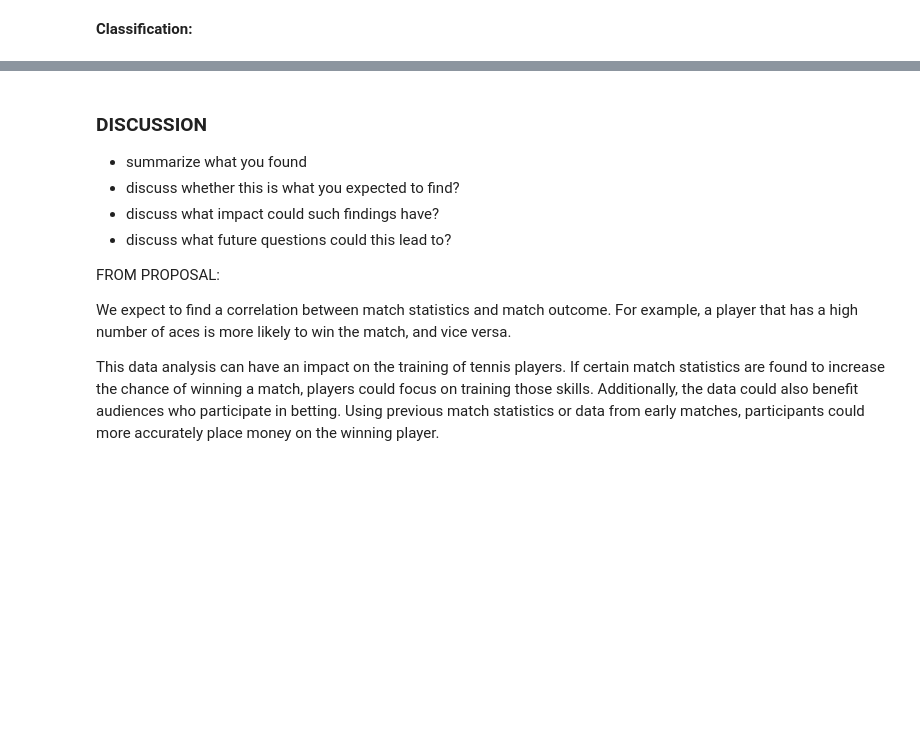
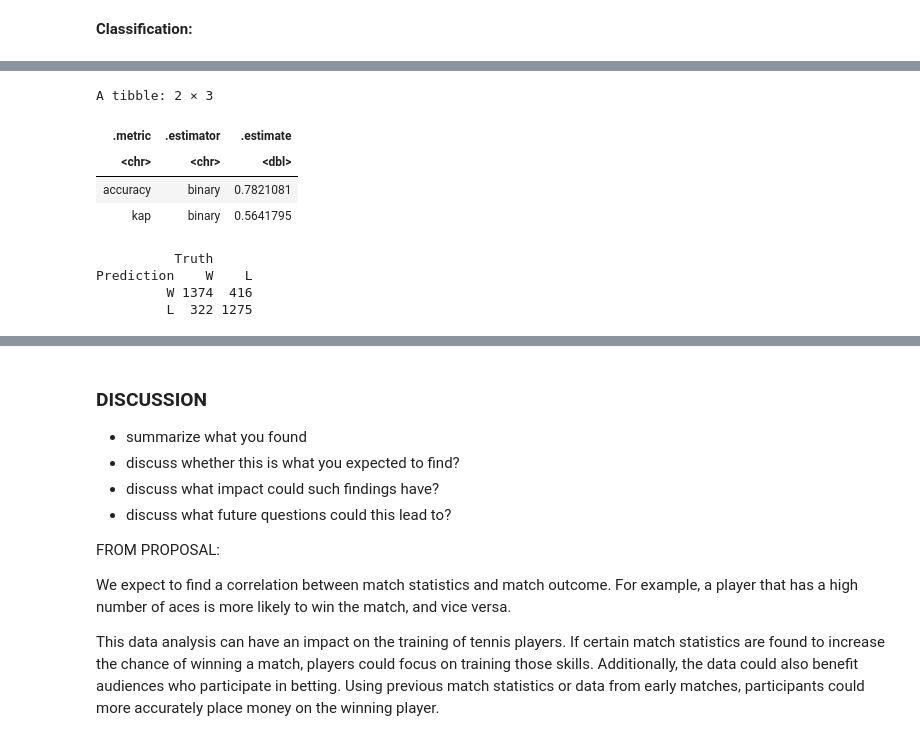
Before and after one commit to saucedo111/-Predicting-Tennis-Match-Outcomes, a Jupyter notebook: final_report.ipynb, the cells around one changed output, grey strips where cells are left out. Saved outputs shown, nothing was run; the diff lists cells and outputs as text; code cells hidden in the pictures; blank space fills up the shorter version.

```diff
--- a/final_report.ipynb
+++ b/final_report.ipynb
@@ -338,0 +551,26 @@ bpSaved_plot
+# %%
+# KNN classification predicting
+knn_spec <- nearest_neighbor(weight_func = "rectangular", neighbors = 300) %>%
+  set_engine("kknn") %>%
+  set_mode("classification")
+tennis_fit <- workflow() %>%
+  add_recipe(tennis_recipe) %>%
+  add_model(knn_spec) %>%
+  fit(tennis_train_final)
+tennis_predict <- predict(tennis_fit, tennis_test_final)%>%
+                             bind_cols(tennis_test_final)
+tennis_metrics <- tennis_predict %>% metrics(truth=Outcome, estimate = .pred_class)
+tennis_conf_mat <- tennis_predict %>%
+                        conf_mat(truth = Outcome, estimate = .pred_class)
+tennis_metrics
+tennis_conf_mat
+# %% [output]
+A tibble: 2 × 3
+| .metric | .estimator | .estimate |
+| <chr> | <chr> | <dbl> |
+| accuracy | binary | 0.7821081 |
+| kap | binary | 0.5641795 |
+          Truth
+Prediction    W    L
+         W 1374  416
+         L  322 1275
```
Also changed, not shown: parts of 20 cells of this notebook.
